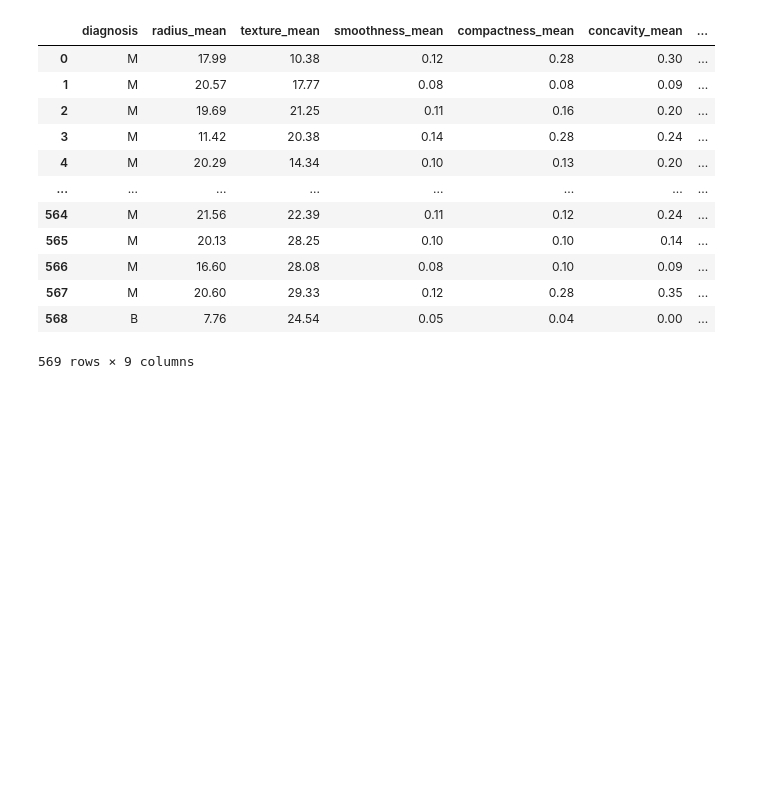
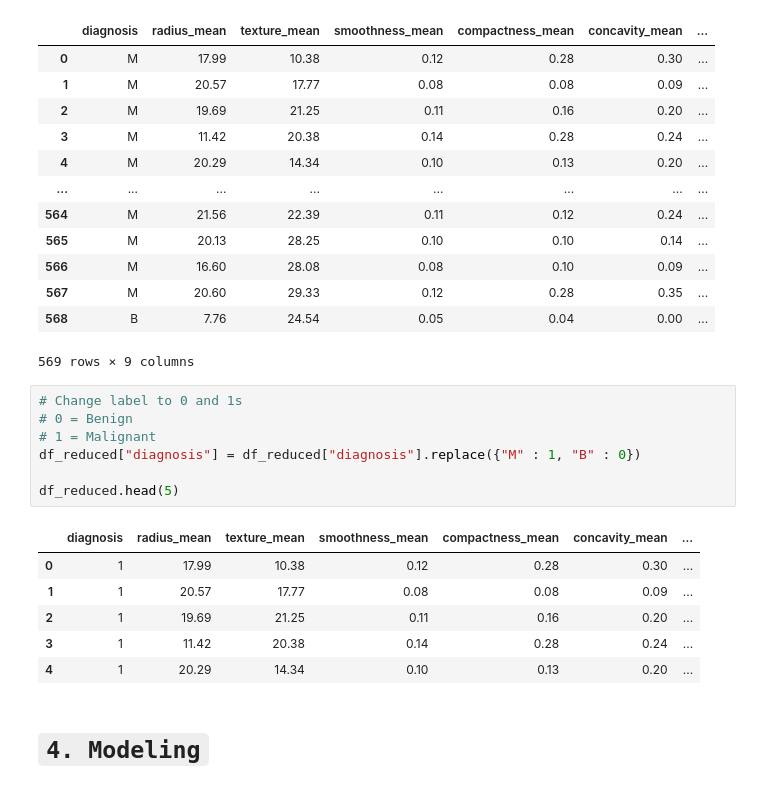
Before and after one commit to murithidenisgitobu/Breast-Cancer-Tumor-Classification-using-SVM, a Jupyter notebook: BREAST_CANCER.IPYNB, the cells around one changed output. Cells and saved outputs as stored; diff of their text form; blank space fills up the shorter version.

```diff
--- a/BREAST_CANCER.IPYNB
+++ b/BREAST_CANCER.IPYNB
@@ -426,3 +439,19 @@ df_reduced
 | 567 | M | 20.60 | 29.33 | 0.12 | 0.28 | 0.35 | ... |
 | 568 | B | 7.76 | 24.54 | 0.05 | 0.04 | 0.00 | ... |
 569 rows × 9 columns
+# %%
+# Change label to 0 and 1s
+# 0 = Benign
+# 1 = Malignant
+df_reduced["diagnosis"] = df_reduced["diagnosis"].replace({"M" : 1, "B" : 0})
+
+df_reduced.head(5)
+# %% [output]
+|  | diagnosis | radius_mean | texture_mean | smoothness_mean | compactness_mean | concavity_mean | ... |
+| 0 | 1 | 17.99 | 10.38 | 0.12 | 0.28 | 0.30 | ... |
+| 1 | 1 | 20.57 | 17.77 | 0.08 | 0.08 | 0.09 | ... |
+| 2 | 1 | 19.69 | 21.25 | 0.11 | 0.16 | 0.20 | ... |
+| 3 | 1 | 11.42 | 20.38 | 0.14 | 0.28 | 0.24 | ... |
+| 4 | 1 | 20.29 | 14.34 | 0.10 | 0.13 | 0.20 | ... |
+# %% [markdown]
+# **`4. Modeling`**
```
Also changed, not shown: parts of 10 cells of this notebook, 1 other file.
